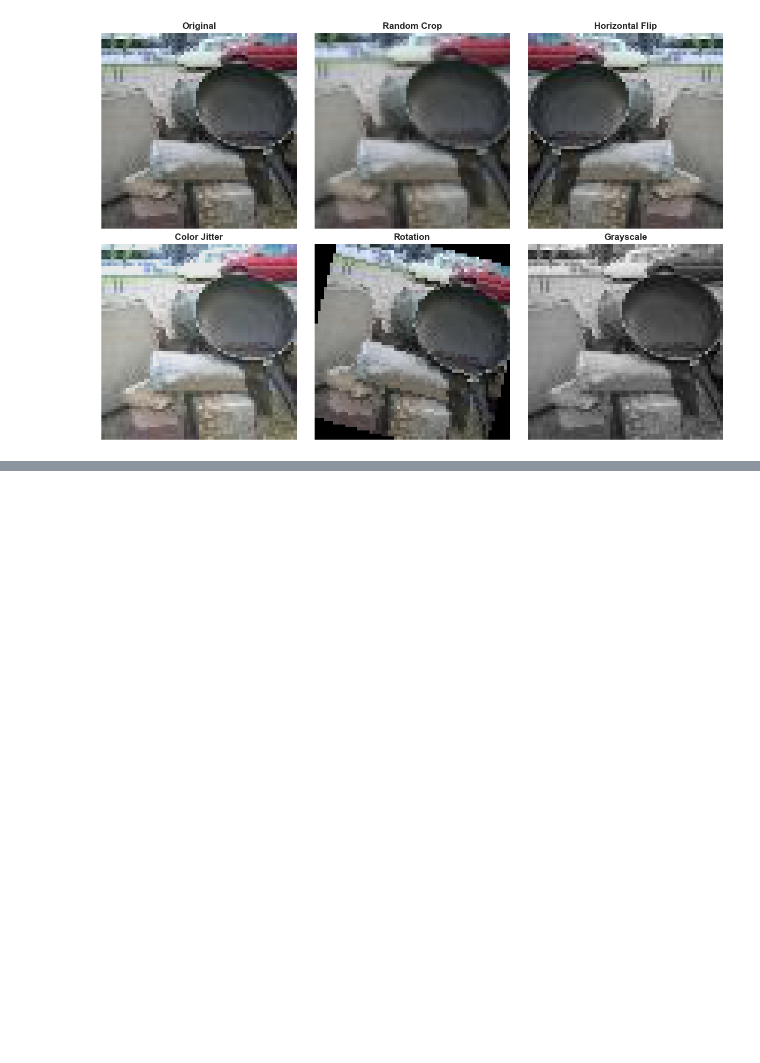
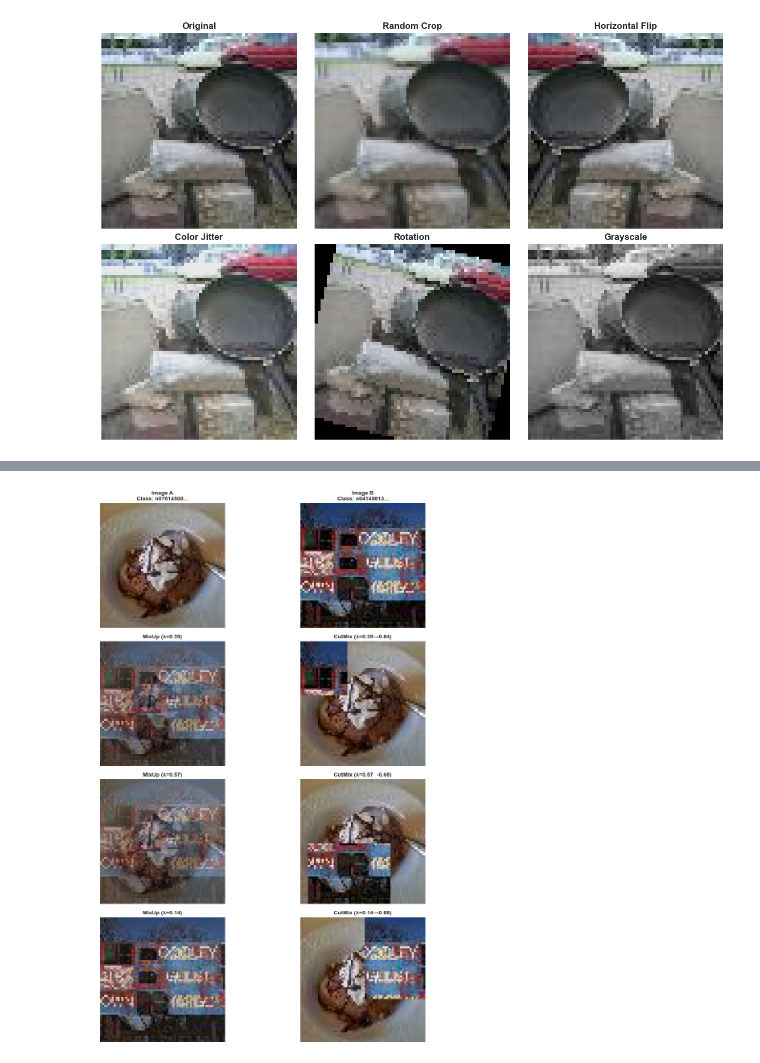
Before and after one commit to alejobarrera28/image-classification, a Jupyter notebook: notebooks/data_exploration.ipynb, the cells around one changed output, grey strips where cells are left out. Saved outputs shown, nothing was run; the diff lists cells and outputs as text; code cells hidden in the pictures; blank space fills up the shorter version.

```diff
--- a/notebooks/data_exploration.ipynb
+++ b/notebooks/data_exploration.ipynb
@@ -405,0 +378,73 @@ DATA EXPLORATION SUMMARY
+# %%
+# Visualization: Original images + MixUp/CutMix examples with loss calculations
+
+def apply_mixup(img1, img2, lam):
+    """MixUp: blend images pixel-wise"""
+    img1_t = transforms.ToTensor()(img1)
+    img2_t = transforms.ToTensor()(img2)
+    mixed = lam * img1_t + (1 - lam) * img2_t
+    return transforms.ToPILImage()(mixed)
+
+def apply_cutmix(img1, img2, lam):
+    """CutMix: replace rectangular region (following train.py implementation)"""
+    img1_t = transforms.ToTensor()(img1)
+    img2_t = transforms.ToTensor()(img2)
+    _, H, W = img1_t.size()
+
+    # Calculate box size and position
+    cut_rat = np.sqrt(1.0 - lam)
+    cut_w, cut_h = int(W * cut_rat), int(H * cut_rat)
+    cx, cy = np.random.randint(W), np.random.randint(H)
+    x1, y1 = np.clip(cx - cut_w // 2, 0, W), np.clip(cy - cut_h // 2, 0, H)
+    x2, y2 = np.clip(cx + cut_w // 2, 0, W), np.clip(cy + cut_h // 2, 0, H)
+
+    # Replace region
+    mixed = img1_t.clone()
+    mixed[:, y1:y2, x1:x2] = img2_t[:, y1:y2, x1:x2]
+
+    # Adjust lambda based on actual cut area
+    lam_adjusted = 1 - ((x2 - x1) * (y2 - y1) / (W * H))
+
+    return transforms.ToPILImage()(mixed), lam_adjusted
+
+# Get two random images from different classes
+data_path = Path("../data/raw/tiny-imagenet-200")
+train_dir = data_path / "train"
+class_dirs = [d for d in train_dir.iterdir() if d.is_dir()]
+class_A, class_B = random.sample(class_dirs, 2)
+
+img_A = Image.open(random.choice(list((class_A / "images").glob("*.JPEG")))).convert('RGB').resize((64, 64))
+img_B = Image.open(random.choice(list((class_B / "images").glob("*.JPEG")))).convert('RGB').resize((64, 64))
+
+# Generate examples with different lambda values
+lambdas = [np.random.beta(0.1, 0.1), np.random.beta(0.5, 0.5), np.random.beta(1.0, 1.0)]
+
+fig, axes = plt.subplots(4, 2, figsize=(12, 14))
+
+# Row 0: Original images
+axes[0, 0].imshow(img_A)
+axes[0, 0].set_title(f'Image A\nClass: {class_A.name[:10]}...', fontsize=10, fontweight='bold')
+axes[0, 0].axis('off')
+
+axes[0, 1].imshow(img_B)
+axes[0, 1].set_title(f'Image B\nClass: {class_B.name[:10]}...', fontsize=10, fontweight='bold')
+axes[0, 1].axis('off')
+
+# Rows 1-3: MixUp and CutMix examples
+for i, lam in enumerate(lambdas, start=1):
+    # MixUp
+    mixup_img = apply_mixup(img_A, img_B, lam)
+    axes[i, 0].imshow(mixup_img)
+    axes[i, 0].set_title(f'MixUp (λ={lam:.2f})', fontsize=10, fontweight='bold')
+    axes[i, 0].axis('off')
+
+    # CutMix
+    cutmix_img, lam_adj = apply_cutmix(img_A, img_B, lam)
+    axes[i, 1].imshow(cutmix_img)
+    axes[i, 1].set_title(f'CutMix (λ={lam:.2f}→{lam_adj:.2f})', fontsize=10, fontweight='bold')
+    axes[i, 1].axis('off')
+
+plt.tight_layout()
+plt.show()
+# %% [output]
+[figure, added]
```
Also changed, not shown: parts of 20 cells of this notebook, 6 other files.
